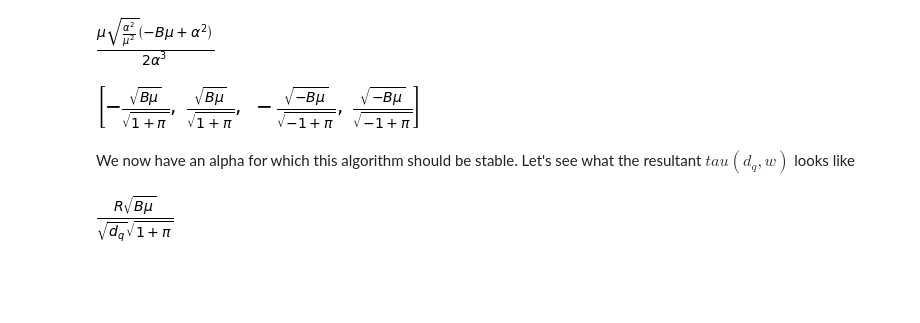
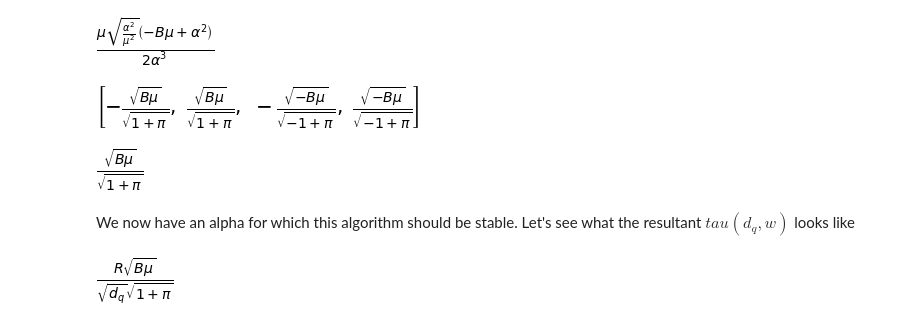
Before and after one commit to venkatarun95/cc_sim, a Jupyter notebook: analysis/instant_tcp_design.ipynb, the cells around one changed output. Saved outputs shown, nothing was run; the diff lists cells and outputs as text; code cells hidden in the pictures; blank space fills up the shorter version.

```diff
--- a/analysis/instant_tcp_design.ipynb
+++ b/analysis/instant_tcp_design.ipynb
@@ -51,25 +57,28 @@ w_0
 Now, to apply the stability condition we differentiate $\tau$, set it to $-\pi/2$ and solve for $\alpha$
 # %%
 # Differentiate
-tau_w = diff(tau.subs(d_q, (w - B) / mu).subs(R, w/mu), w)
-tau_w
+dtau_dw = diff(tau.subs(d_q, (w - B) / mu).subs(R, w/mu), w)
+dtau_dw
 # %% [output]
 [figure]
 # %%
 # Substitute w_0 and simplify
-tau_w__2 = simplify(tau_w.subs(w, w_0))
-tau_w__2
+dtau_dw__2 = simplify(dtau_dw.subs(w, w_0))
+dtau_dw__2
 # %% [output]
 [figure]
 # %%
 # Set to pi/2 and solve for alpha
-alpha_solns = solve(tau_w__2 - pi / 2, alpha)
+alpha_solns = solve(dtau_dw__2 - pi / 2, alpha)
 alpha_solns
 # %% [output]
 [figure]
 # %%
 # Pick the real and positive solution
 alpha_soln = alpha_solns[1]
+alpha_soln
+# %% [output]
+[figure, added]
 # %% [markdown]
 We now have an alpha for which this algorithm should be stable. Let's see what the resultant $tau(d_q, w)$ looks like
 # %%
```
Also changed, not shown: parts of 9 cells of this notebook, 2 other files.
